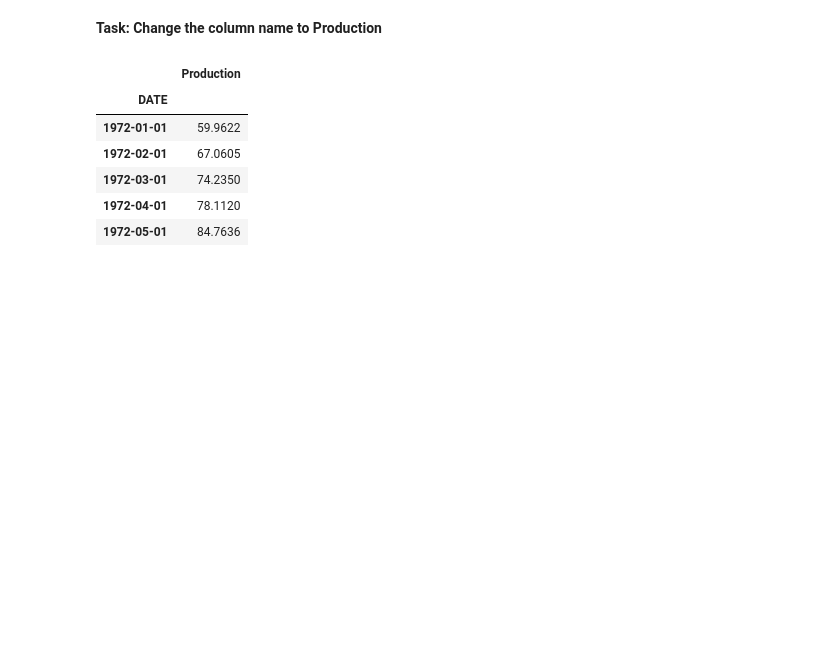
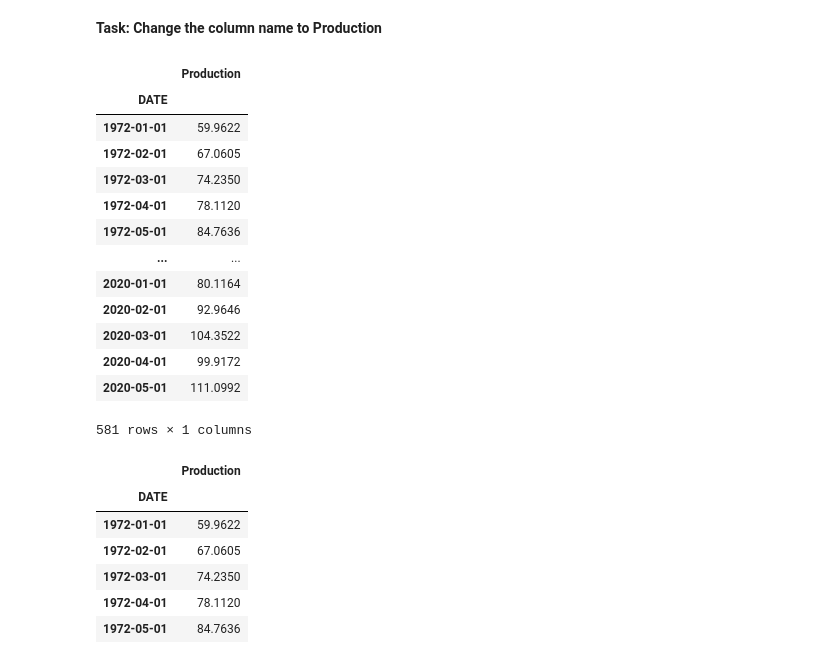
Before and after one commit to Ernest-Anderson-Hutasoit/Tensorflow_Keras-RNN_Practice, a Jupyter notebook: 02-RNN-Exercise .ipynb, the cells around one changed output. Drawn from its saved outputs; the diff is of its cells as text; code cells hidden in the pictures; blank space fills up the shorter version.

```diff
--- a/02-RNN-Exercise .ipynb
+++ b/02-RNN-Exercise .ipynb
@@ -49,3 +83,20 @@ Board of Governors of the Federal Reserve System (US), Industrial Production: No
+# %%
+df
+# %% [output]
+|  | Production |
+| DATE |  |
+| 1972-01-01 | 59.9622 |
+| 1972-02-01 | 67.0605 |
+| 1972-03-01 | 74.2350 |
+| 1972-04-01 | 78.1120 |
+| 1972-05-01 | 84.7636 |
+| ... | ... |
+| 2020-01-01 | 80.1164 |
+| 2020-02-01 | 92.9646 |
+| 2020-03-01 | 104.3522 |
+| 2020-04-01 | 99.9172 |
+| 2020-05-01 | 111.0992 |
+581 rows × 1 columns
 # %%
 # %% [output]
 |  | Production |
```
Also changed, not shown: parts of 28 cells of this notebook, 1 other file.
